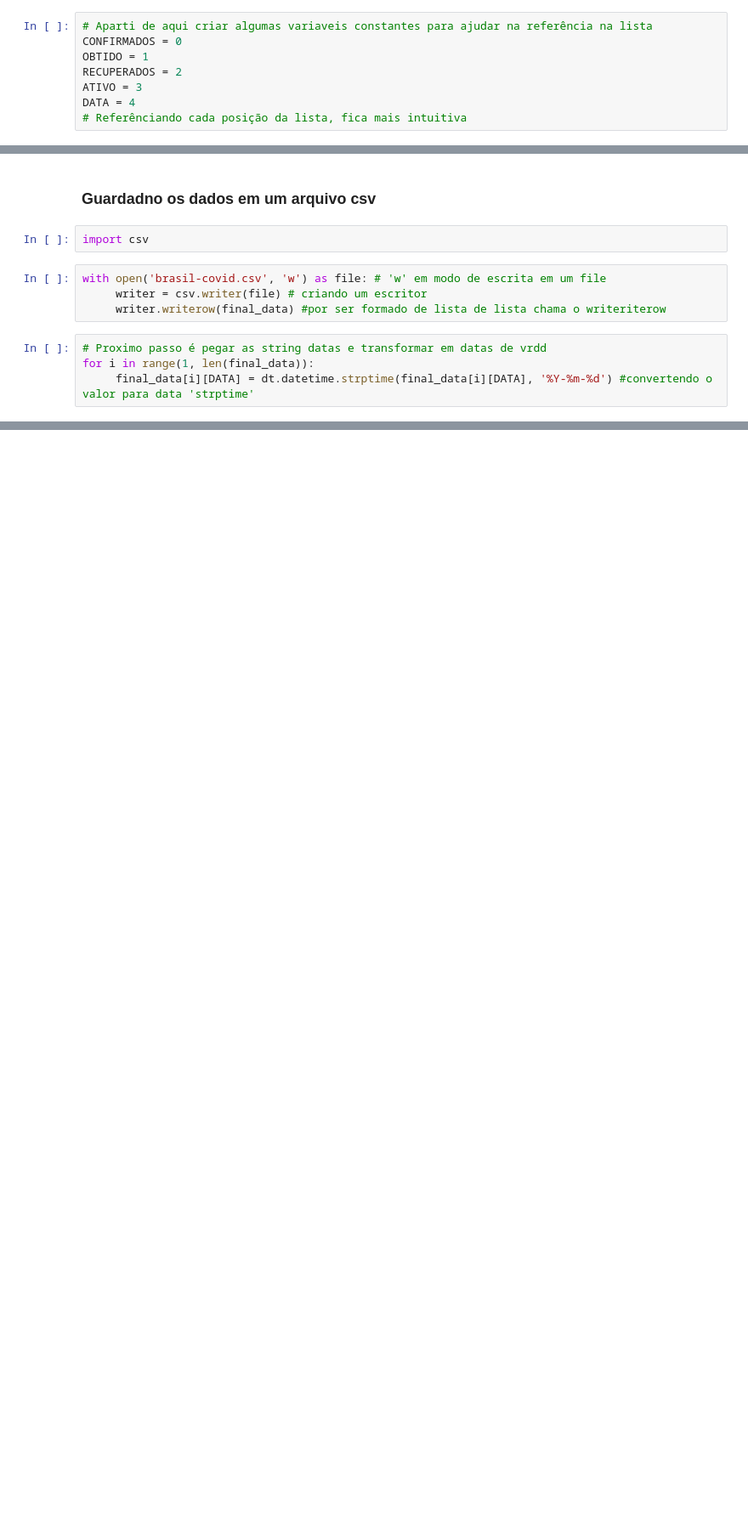
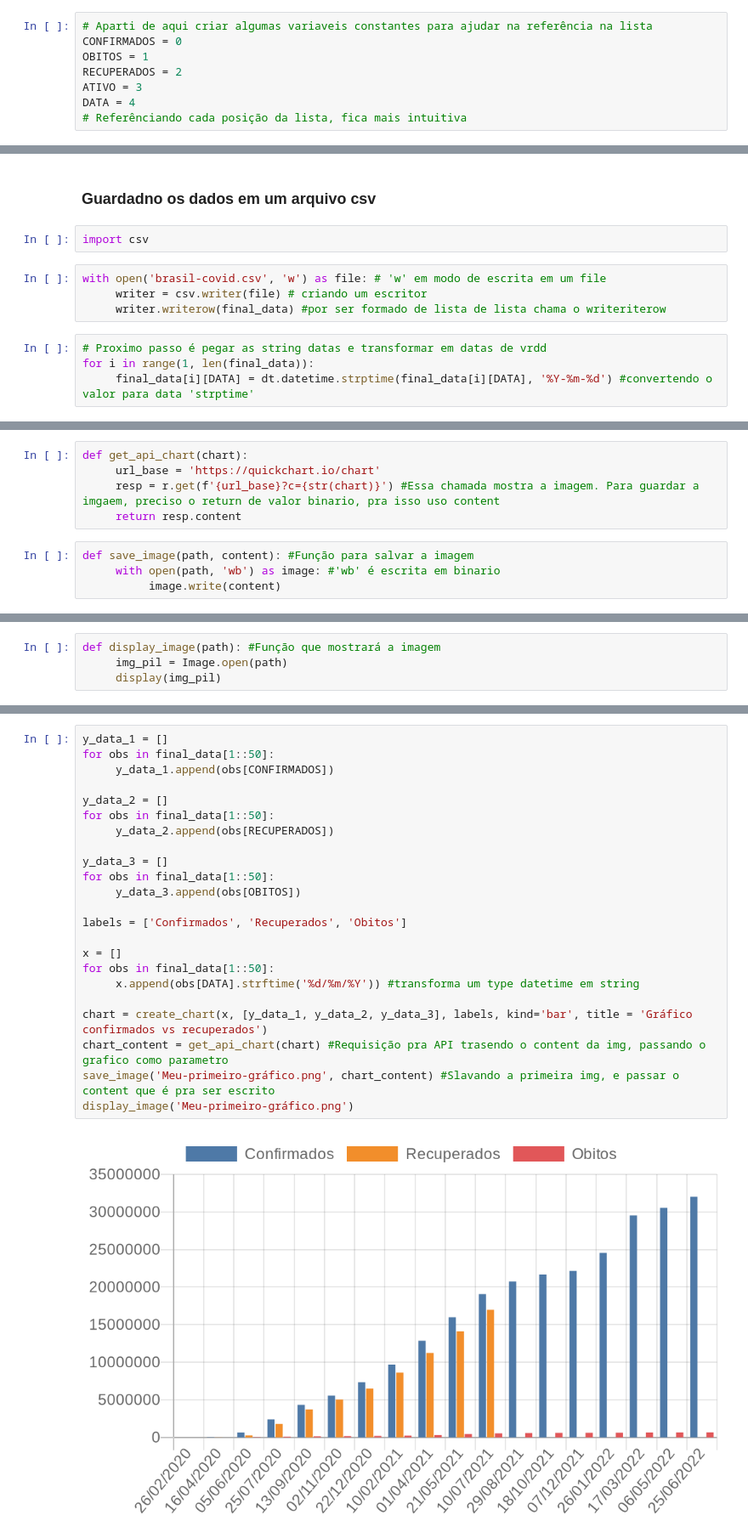
Before and after one commit to Jeyfferson/Projeto-analise-do-covid, a Jupyter notebook: covid.ipynb, the cells around one changed output, grey strips where cells are left out. Shown at 85% size. Drawn from its saved outputs; the diff is of its cells as text; blank space fills up the shorter version.

```diff
--- a/covid.ipynb
+++ b/covid.ipynb
@@ -105,7 +105,7 @@ final_data
 # %%
 # Aparti de aqui criar algumas variaveis constantes para ajudar na referência na lista
 CONFIRMADOS = 0
-OBTIDO = 1
+OBITOS = 1
 RECUPERADOS = 2
 ATIVO = 3
 DATA = 4
@@ -203,0 +246,9 @@ final_data
+# %%
+def get_api_chart(chart):
+     url_base = 'https://quickchart.io/chart'
+     resp = r.get(f'{url_base}?c={str(chart)}') #Essa chamada mostra a imagem. Para guardar a imgaem, preciso o return de valor binario, pra isso uso content
+     return resp.content
+# %%
+def save_image(path, content): #Função para salvar a imagem
+     with open(path, 'wb') as image: #'wb' é escrita em binario
+          image.write(content)
@@ -203,0 +258,4 @@ final_data
+# %%
+def display_image(path): #Função que mostrará a imagem
+     img_pil = Image.open(path)
+     display(img_pil)
@@ -203,0 +264,25 @@ final_data
+# %%
+y_data_1 = []
+for obs in final_data[1::50]:
+     y_data_1.append(obs[CONFIRMADOS])
+
+y_data_2 = []
+for obs in final_data[1::50]:
+     y_data_2.append(obs[RECUPERADOS])
+
+y_data_3 = []
+for obs in final_data[1::50]:
+     y_data_3.append(obs[OBITOS])
+
+labels = ['Confirmados', 'Recuperados', 'Obitos']
+
+x = []
+for obs in final_data[1::50]:
+     x.append(obs[DATA].strftime('%d/%m/%Y')) #transforma um type datetime em string
+
+chart = create_chart(x, [y_data_1, y_data_2, y_data_3], labels, kind='bar', title = 'Gráfico confirmados vs recuperados')
+chart_content = get_api_chart(chart) #Requisição pra API trasendo o content da img, passando o grafico como parametro
+save_image('Meu-primeiro-gráfico.png', chart_content) #Slavando a primeira img, e passar o content que é pra ser escrito
+display_image('Meu-primeiro-gráfico.png')
+# %% [output]
+[figure, added]
```
Also changed, not shown: parts of 13 cells of this notebook, 2 other files.
